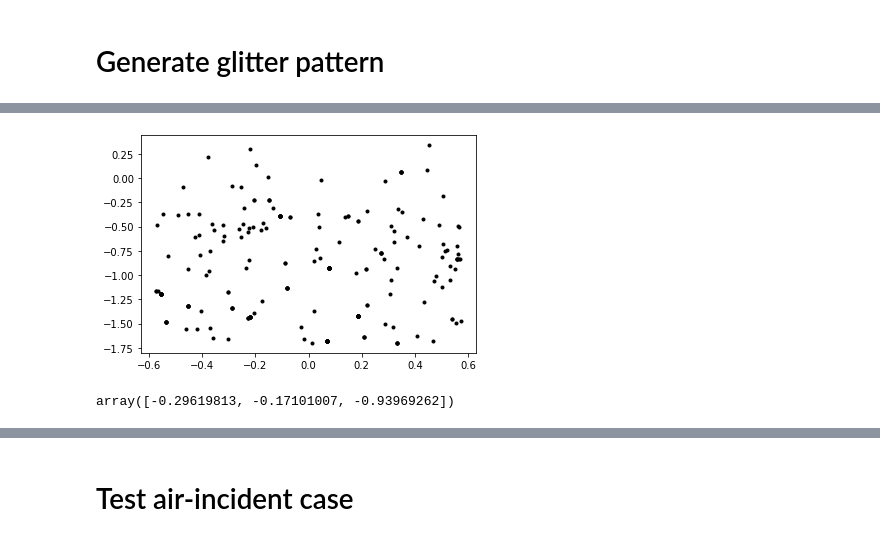
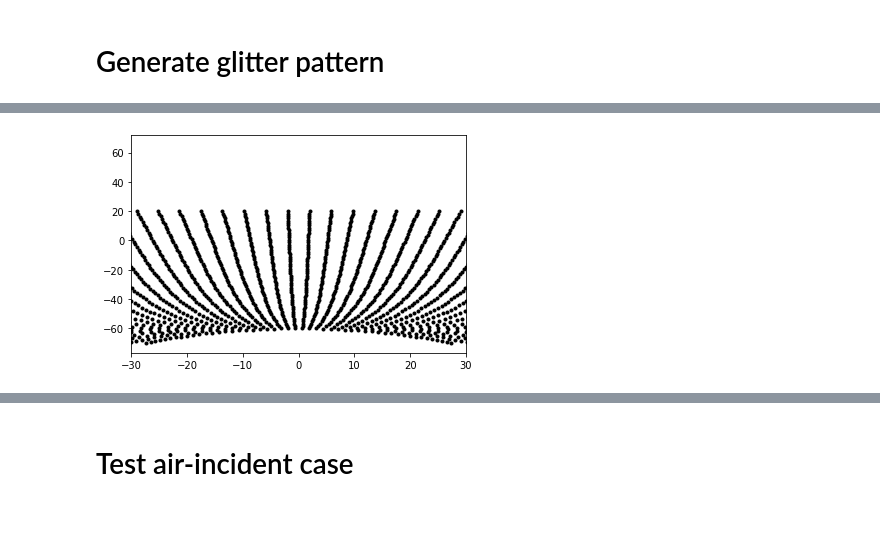
Before and after one commit to pakhuiying/wave_simulation, a Jupyter notebook: Cox_Munk_wave.ipynb, the cells around one changed output, grey strips where cells are left out. Saved outputs shown, nothing was run; the diff lists cells and outputs as text; code cells hidden in the pictures.

```diff
--- a/Cox_Munk_wave.ipynb
+++ b/Cox_Munk_wave.ipynb
@@ -1158,33 +1191,0 @@ glitter_pattern = GP.plot_glitter_pattern()
-# %%
-t_h = [i['t_h'] for i in glitter_pattern]
-t_v = [i['t_v'] for i in glitter_pattern]
-plt.figure()
-plt.plot(t_h,t_v,'k.')
-plt.show()
-# %% [output]
-[figure, removed]
-# %%
-def get_xi_prime(solar_altitude,solar_azimuth):
-    """
-    returns unit xi_prime, directed downwards, towards azimuth
-    """
-    # location of sun
-    solar_zenith = (90 - solar_altitude)
-    theta_s = solar_zenith/180*np.pi
-    phi_s = solar_azimuth/180*np.pi
-    # direction of where ray is travelling
-    theta = np.pi - theta_s
-    phi = (phi_s + np.pi)%(2*np.pi) #modulo 360
-    ray_zenith = theta
-    ray_azimuth = phi
-    xi_prime = np.array([np.sin(theta)*np.cos(phi),np.sin(theta)*np.sin(phi),np.cos(theta)])
-    # xi_prime = np.array([self.d*np.cos(self.azimuth),self.d*np.sin(self.azimuth),-self.n_max]) # target where the ray hits the horizontal surface i.e. distance from p_h to target
-    t = xi_prime/np.linalg.norm(xi_prime) # ray is directed
-    # lambda_t = lambda t,p: t + np.array([p[0],p[1],0])
-    # points_within_HD = self.get_points_within_HD()
-    # unit_xi_prime = [(lambda_t(t,p)-p) for p in points_within_HD]
-    return t
-
-get_xi_prime(solar_altitude = 70,solar_azimuth = 30)
-# %% [output]
-array([-0.29619813, -0.17101007, -0.93969262])
@@ -1191,7 +1234,21 @@ array([-0.29619813, -0.17101007, -0.93969262])
 # %%
-solar_altitude, solar_azimuth = np.meshgrid(np.linspace(30,70,5),np.linspace(0,180,5))
+parent_ray = rt.get_xi_prime(solar_altitude = 20,solar_azimuth = 0)
+camera_axis = parent_ray - 2*np.dot(parent_ray,rtc.k)*rtc.k
+
+solar_altitude, solar_azimuth = np.meshgrid(np.linspace(0,80,50),np.linspace(-90,90,50))
 xi_r_list = []
 for alt, azi in zip(solar_altitude.flatten(),solar_azimuth.flatten()):
-    xi_prime = get_xi_prime(solar_altitude = alt,solar_azimuth = azi)
+    xi_prime = rt.get_xi_prime(solar_altitude = alt,solar_azimuth = azi)
     xi_r = xi_prime - 2*np.dot(xi_prime,rtc.k)*rtc.k
-    xi_r_list.append(xi_r)
+    if np.dot(xi_r,camera_axis) > 0:
+        xi_r_list.append(xi_r)
+
+psi_list = [test_glitter(parent_ray,camera_axis,r) for r in xi_r_list]
+
+plt.figure()
+plt.plot([p['psi_h'] for p in psi_list if p is not None],[p['psi_v'] for p in psi_list if p is not None],'k.')
+plt.xlim(-30,30)
+# plt.ylim(-70,20)
+plt.show()
+# %% [output]
+[figure, added]
```
Also changed, not shown: parts of 21 cells of this notebook, 28 other files.
